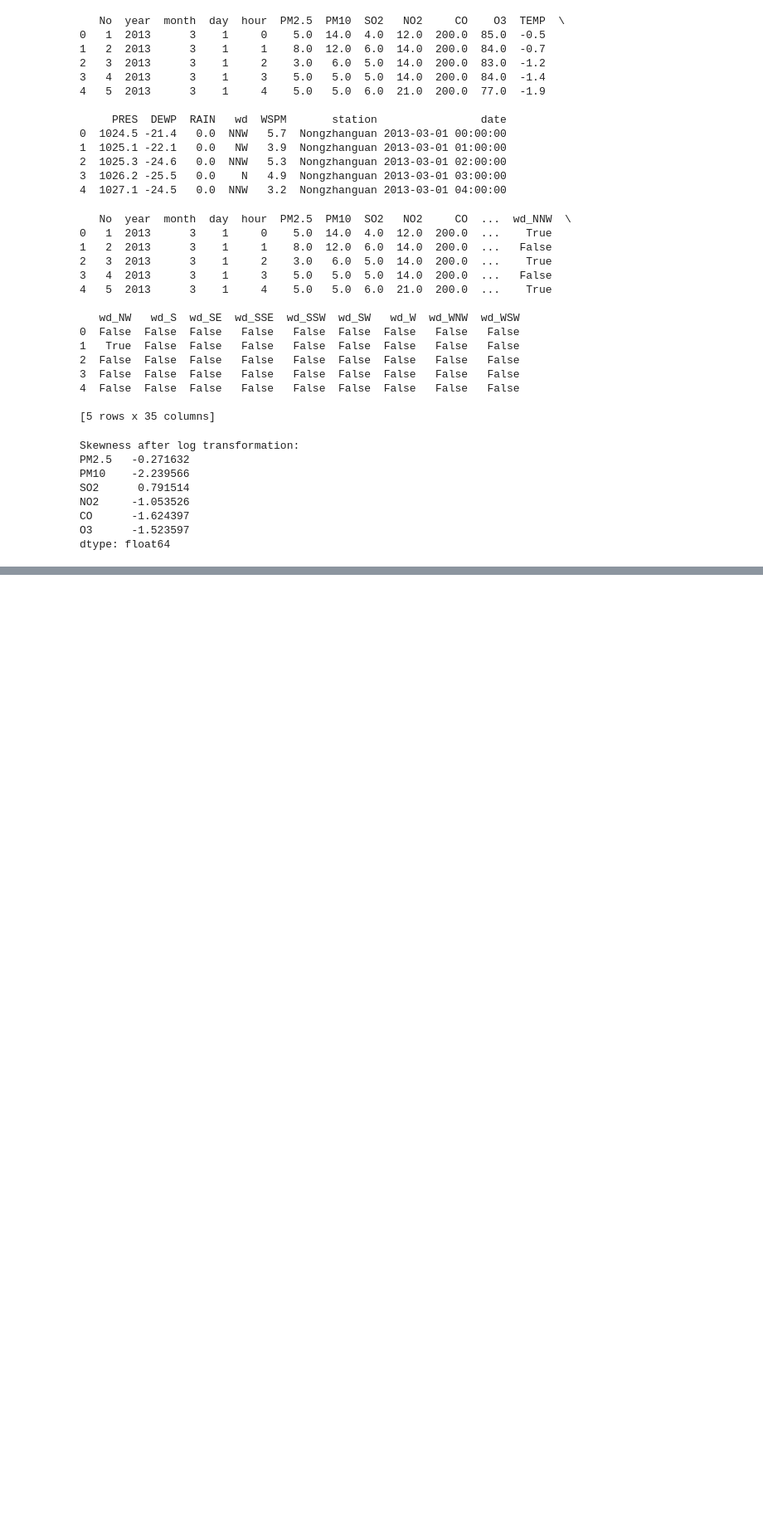
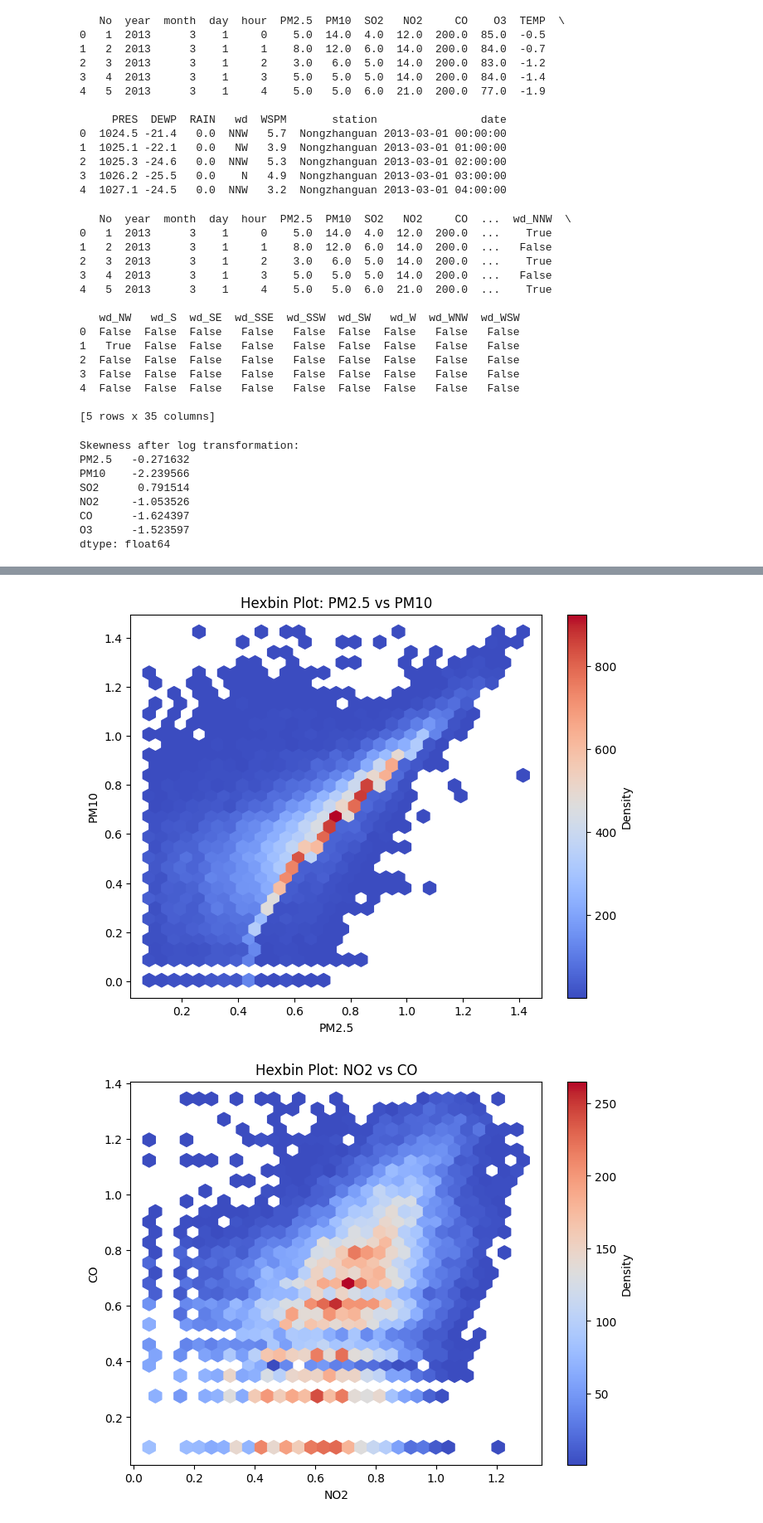
Before and after one commit to crogers-cardiffmet/Data-Analysis, a Jupyter notebook: PRAC1.ipynb, the cells around one changed output, grey strips where cells are left out. Shown at 83% size. Drawn from its saved outputs; the diff is of its cells as text; code cells hidden in the pictures; blank space fills up the shorter version.

```diff
--- a/PRAC1.ipynb
+++ b/PRAC1.ipynb
@@ -396,0 +482,31 @@ dtype: float64
+# %%
+#Bivariate Analysis
+
+plt.figure(figsize=(8, 6))
+plt.hexbin(df['PM2.5'], df['PM10'], gridsize=30, cmap='coolwarm', mincnt=1)
+plt.colorbar(label='Density')
+plt.title('Hexbin Plot: PM2.5 vs PM10')
+plt.xlabel('PM2.5')
+plt.ylabel('PM10')
+plt.show()
+
+
+plt.figure(figsize=(8, 6))
+plt.hexbin(df['NO2'], df['CO'], gridsize=30, cmap='coolwarm', mincnt=1)
+plt.colorbar(label='Density')
+plt.title('Hexbin Plot: NO2 vs CO')
+plt.xlabel('NO2')
+plt.ylabel('CO')
+plt.show()
+
+
+plt.figure(figsize=(8, 6))
+plt.hexbin(df['TEMP'], df['PM2.5'], gridsize=30, cmap='coolwarm', mincnt=1)
+plt.colorbar(label='Density')
+plt.title('Hexbin Plot: TEMP vs PM2.5')
+plt.xlabel('Temp')
+plt.ylabel('PM2.5')
+plt.show()
+# %% [output]
+[figure, added]
+[figure, added]
```
Also changed, not shown: parts of 19 cells of this notebook.
